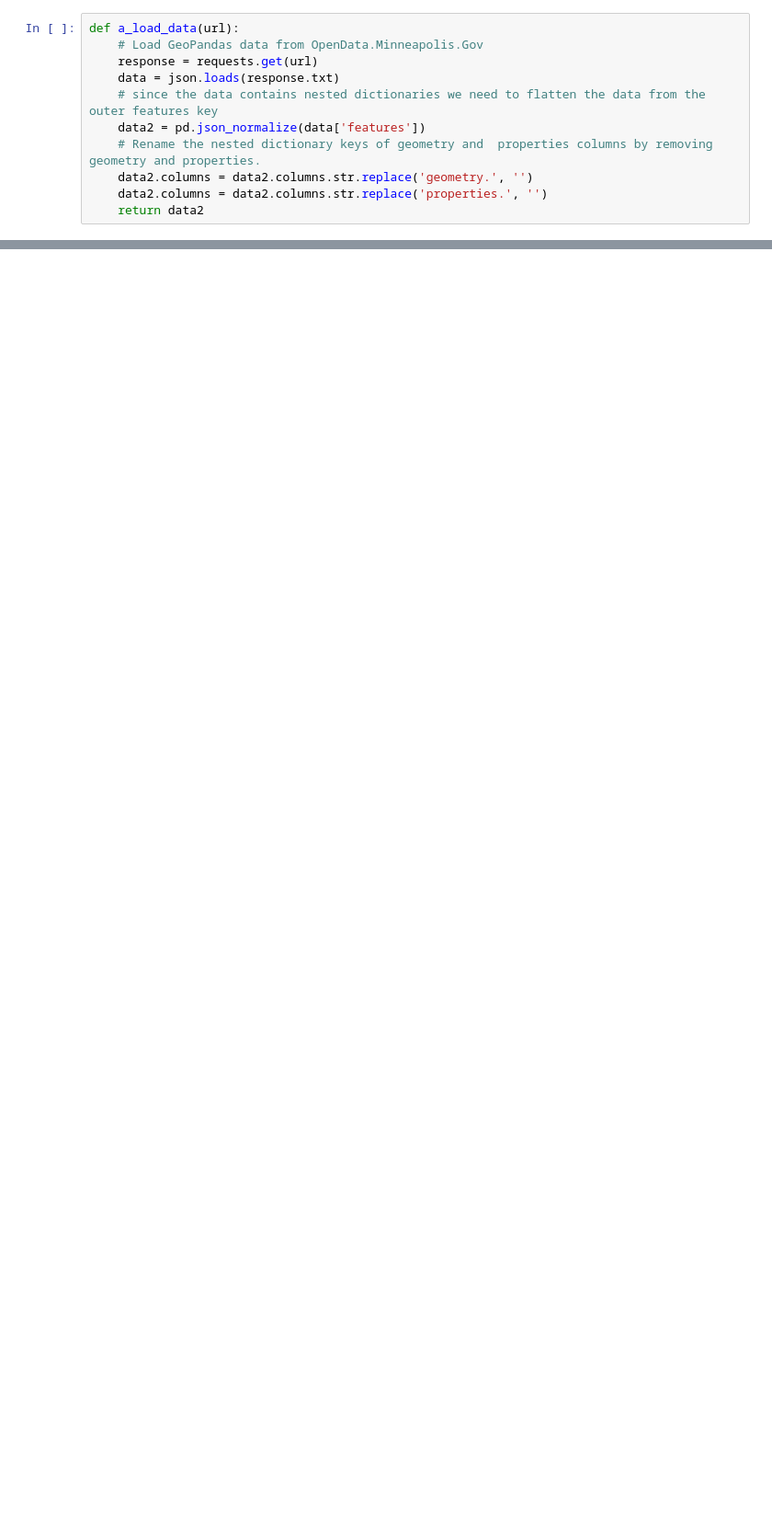
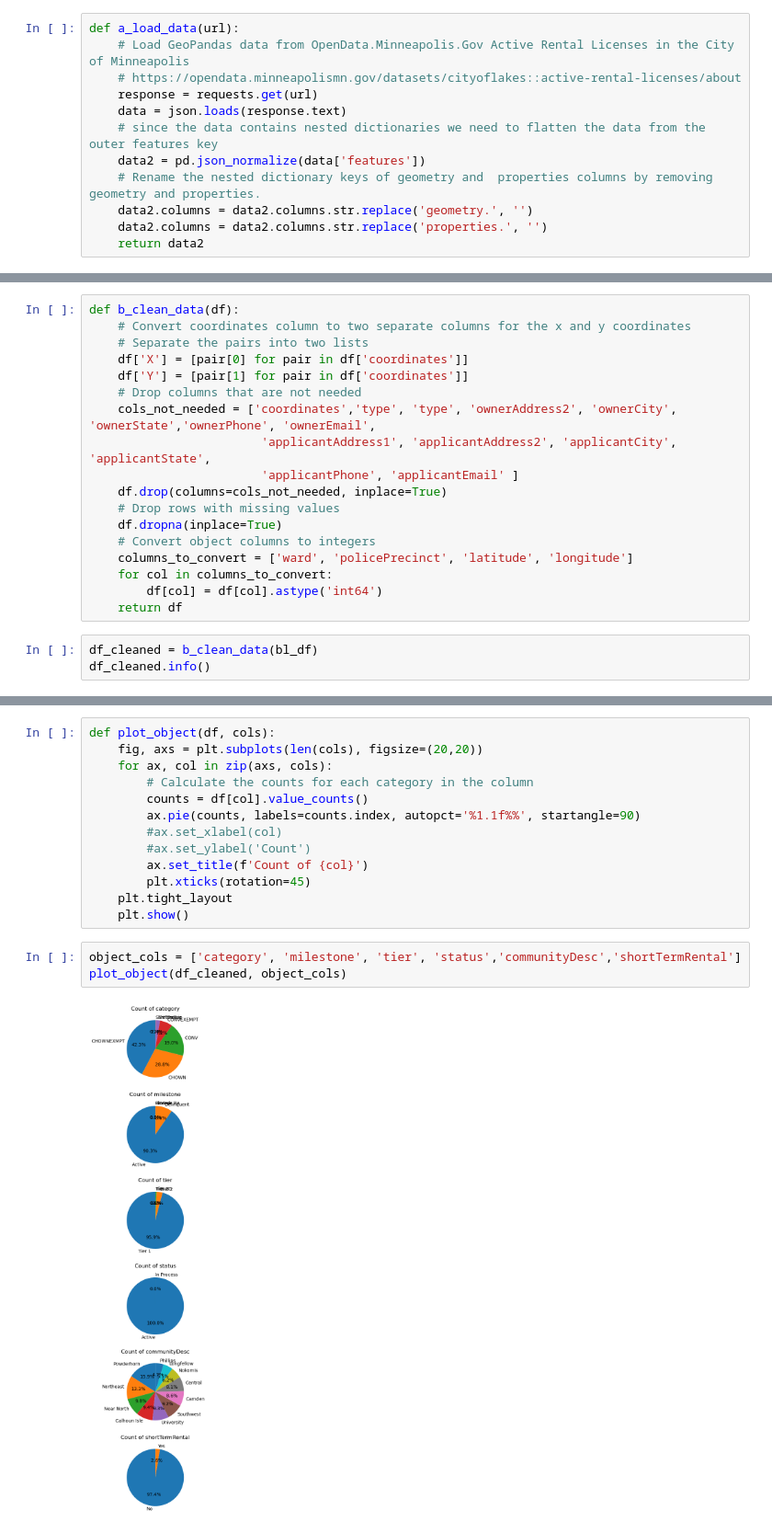
Before and after one commit to kymayodeji/mpls, a Jupyter notebook: business_etl.ipynb, the cells around one changed output, grey strips where cells are left out. Shown at 92% size. Cells and saved outputs as stored; diff of their text form; blank space fills up the shorter version.

```diff
--- a/business_etl.ipynb
+++ b/business_etl.ipynb
@@ -16,9 +16,10 @@ import seaborn as sns
 import plotly.express as px
 # %%
 def a_load_data(url):
-    # Load GeoPandas data from OpenData.Minneapolis.Gov
+    # Load GeoPandas data from OpenData.Minneapolis.Gov Active Rental Licenses in the City of Minneapolis
+    # https://opendata.minneapolismn.gov/datasets/cityoflakes::active-rental-licenses/about
     response = requests.get(url)
-    data = json.loads(response.txt)
+    data = json.loads(response.text)
     # since the data contains nested dictionaries we need to flatten the data from the outer features key
     data2 = pd.json_normalize(data['features'])
     # Rename the nested dictionary keys of geometry and  properties columns by removing geometry and properties.
@@ -34,0 +42,21 @@ dict
+# %%
+def b_clean_data(df):
+    # Convert coordinates column to two separate columns for the x and y coordinates
+    # Separate the pairs into two lists
+    df['X'] = [pair[0] for pair in df['coordinates']]
+    df['Y'] = [pair[1] for pair in df['coordinates']]
+    # Drop columns that are not needed
+    cols_not_needed = ['coordinates','type', 'type', 'ownerAddress2', 'ownerCity', 'ownerState','ownerPhone', 'ownerEmail',
+                        'applicantAddress1', 'applicantAddress2', 'applicantCity', 'applicantState',
+                        'applicantPhone', 'applicantEmail' ]
+    df.drop(columns=cols_not_needed, inplace=True)
+    # Drop rows with missing values
+    df.dropna(inplace=True)
+    # Convert object columns to integers
+    columns_to_convert = ['ward', 'policePrecinct', 'latitude', 'longitude']
+    for col in columns_to_convert:
+        df[col] = df[col].astype('int64')
+    return df
+# %%
+df_cleaned = b_clean_data(bl_df)
+df_cleaned.info()
@@ -34,0 +103,18 @@ dict
+# %%
+def plot_object(df, cols):
+    fig, axs = plt.subplots(len(cols), figsize=(20,20))
+    for ax, col in zip(axs, cols):
+        # Calculate the counts for each category in the column
+        counts = df[col].value_counts()
+        ax.pie(counts, labels=counts.index, autopct='%1.1f%%', startangle=90)
+        #ax.set_xlabel(col)
+        #ax.set_ylabel('Count')
+        ax.set_title(f'Count of {col}')
+        plt.xticks(rotation=45)
+    plt.tight_layout
+    plt.show()
+# %%
+object_cols = ['category', 'milestone', 'tier', 'status','communityDesc','shortTermRental']
+plot_object(df_cleaned, object_cols)
+# %% [output]
+[figure, added]
```
Also changed, not shown: parts of 7 cells of this notebook, 1 other file.
